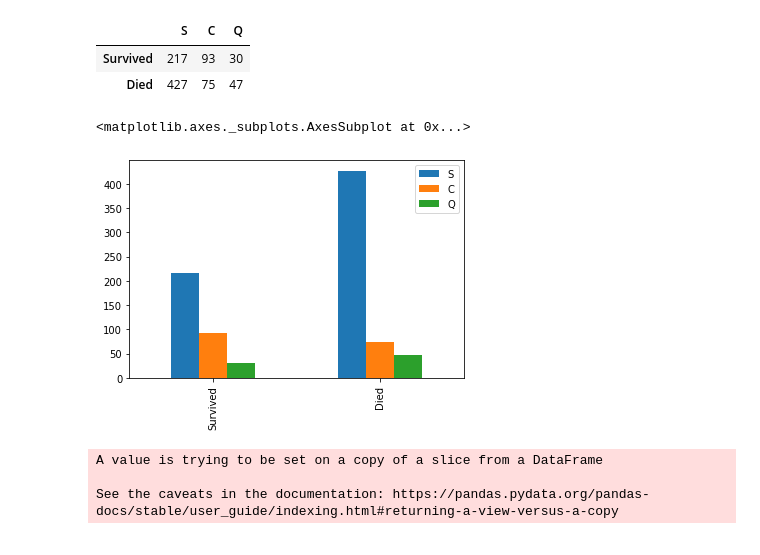
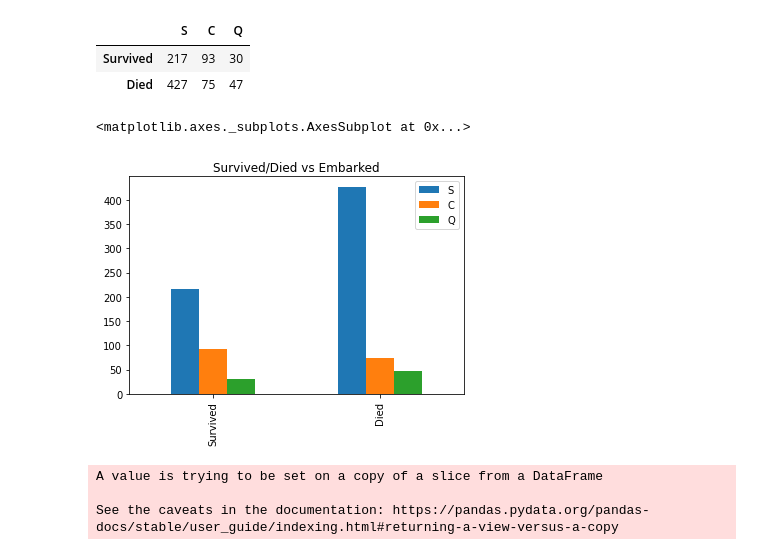
Before and after one commit to shfjri/Project_UTS_FGA, a Jupyter notebook: UTS_Kelompok_2.ipynb, the cells around one changed output. Drawn from its saved outputs; the diff is of its cells as text; code cells hidden in the pictures.

```diff
--- a/UTS_Kelompok_2.ipynb
+++ b/UTS_Kelompok_2.ipynb
@@ -172,10 +173,10 @@ titanicSurvivedEmbarked
 | Survived | 217 | 93 | 30 |
 | Died | 427 | 75 | 47 |
 # %%
-titanicSurvivedEmbarked.plot(kind='bar')
+titanicSurvivedEmbarked.plot(kind='bar', title='Survived/Died vs Embarked')
 # %% [output]
 <matplotlib.axes._subplots.AxesSubplot at 0x...>
-[figure, old version]
+[figure, new version]
 # %%
 titanic.Sex[titanic['Sex']=='male']=1
 titanic.Sex[titanic['Sex']=='female']=2
```
Also changed, not shown: parts of 3 cells of this notebook.
